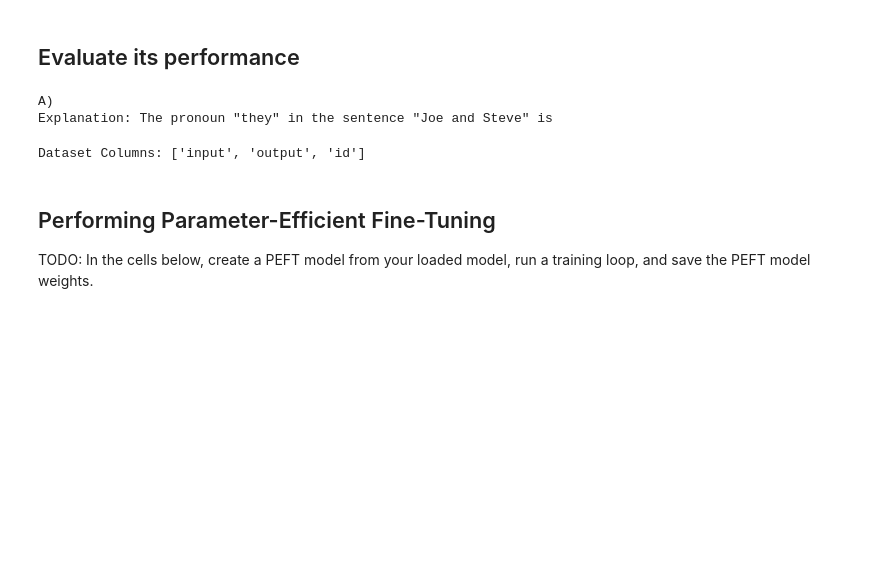
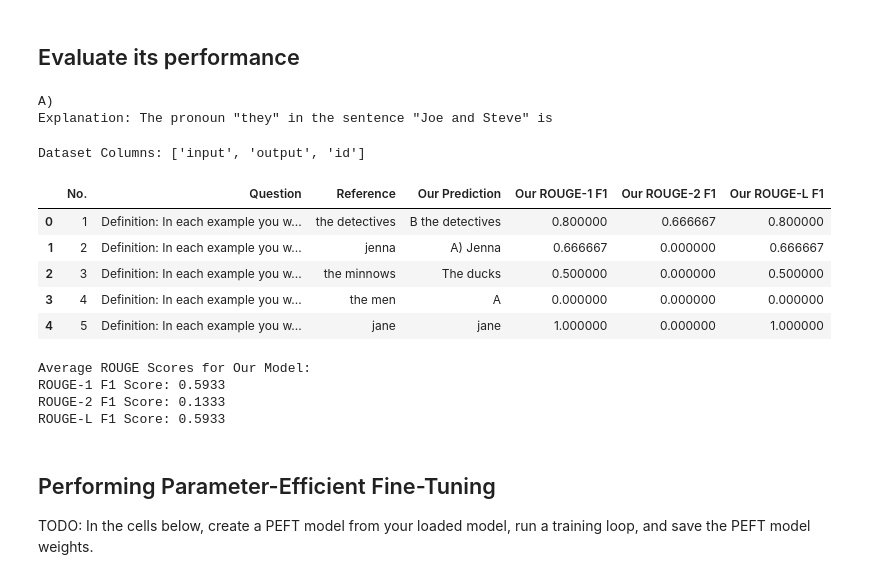
Before and after one commit to hsakkout/genai-peft-finetune, a Jupyter notebook: LightweightFineTuning.ipynb, the cells around one changed output. Drawn from its saved outputs; the diff is of its cells as text; code cells hidden in the pictures; blank space fills up the shorter version.

```diff
--- a/LightweightFineTuning.ipynb
+++ b/LightweightFineTuning.ipynb
@@ -246,13 +246,13 @@ class StopOnNewline(StoppingCriteria):
 # Load dataset
 dataset = load_dataset(
     'Lots-of-LoRAs/task249_enhanced_wsc_pronoun_disambiguation',
-    split='test'
+    split='train'
 )
 # Print the column names
 print("Dataset Columns:", dataset.column_names)
 
 # Define bad words to avoid
-bad_phrases = ['The final answer is:', 'Answer', 'correct']
+bad_phrases = ['answer', 'Answer', 'correct', 'A)', 'B)', ]
 bad_words_ids = tokenizer(bad_phrases, add_special_tokens=False).input_ids
 
 # Adjust the preprocessing function based on actual column names
@@ -266,14 +266,7 @@ def preprocess_function(examples):
     for input_text, ref in zip(inputs, raw_references):
         # Build the prompt for each example
         prompt = (
-            "Definition: In each example you will read a short sentence (or two). "
-            "Then, a pronoun in the text is mentioned. Your task is to choose a referent which the mentioned pronoun refers to. "
-            "You will be given two options in each case and one choice should seem much more likely to you than the other.\n\n"
-            # Include your positive and negative examples here if necessary
-            # ...
-            "Now complete the following example - "
-            + input_text.strip()
-            + " Output:"
+            input_text.strip()
         )
         prompts.append(prompt)
 
@@ -293,7 +286,7 @@ def preprocess_function(examples):
 data = dataset.map(preprocess_function, batched=True)
 
 # Limit to the first example for testing (optional)
-# data = data.select(range(1))
+data = data.select(range(5))
 
 # Step 4: Generate model outputs in batches
 batch_size = 1  # Adjust based on your GPU memory
@@ -377,33 +370,43 @@ for idx, (question, ref, pred) in enumerate(zip(
         'No.': idx + 1,
         'Question': question,
         'Reference': ref,
         'Our Prediction': pred,
         'Our ROUGE-1 F1': scores['rouge1'].fmeasure,
         'Our ROUGE-2 F1': scores['rouge2'].fmeasure,
         'Our ROUGE-L F1': scores['rougeL'].fmeasure,
     })
 
 # Step 6: Create a pandas DataFrame
 df = pd.DataFrame(detailed_results)
 
 # Set pandas options for better display
 pd.set_option('display.max_colwidth', None)  # Don't truncate text in cells
 
 # Display the DataFrame in the notebook
 display(df[['No.', 'Question', 'Reference', 'Our Prediction',
             'Our ROUGE-1 F1', 'Our ROUGE-2 F1', 'Our ROUGE-L F1']])
 
 # Also print the average scores
 avg_rouge1 = df['Our ROUGE-1 F1'].mean()
 avg_rouge2 = df['Our ROUGE-2 F1'].mean()
 avg_rougeL = df['Our ROUGE-L F1'].mean()
 
 print(f"\nAverage ROUGE Scores for Our Model:")
 print(f"ROUGE-1 F1 Score: {avg_rouge1:.4f}")
 print(f"ROUGE-2 F1 Score: {avg_rouge2:.4f}")
 print(f"ROUGE-L F1 Score: {avg_rougeL:.4f}")
 # %% [output]
 Dataset Columns: ['input', 'output', 'id']
+|  | No. | Question | Reference | Our Prediction | Our ROUGE-1 F1 | Our ROUGE-2 F1 | Our ROUGE-L F1 |
+| 0 | 1 | Definition: In each example you w... | the detectives | B the detectives | 0.800000 | 0.666667 | 0.800000 |
+| 1 | 2 | Definition: In each example you w... | jenna | A) Jenna | 0.666667 | 0.000000 | 0.666667 |
+| 2 | 3 | Definition: In each example you w... | the minnows | The ducks | 0.500000 | 0.000000 | 0.500000 |
+| 3 | 4 | Definition: In each example you w... | the men | A | 0.000000 | 0.000000 | 0.000000 |
+| 4 | 5 | Definition: In each example you w... | jane | jane | 1.000000 | 0.000000 | 1.000000 |
+Average ROUGE Scores for Our Model:
+ROUGE-1 F1 Score: 0.5933
+ROUGE-2 F1 Score: 0.1333
+ROUGE-L F1 Score: 0.5933
 # %% [markdown]
 ## Performing Parameter-Efficient Fine-Tuning
 
```
